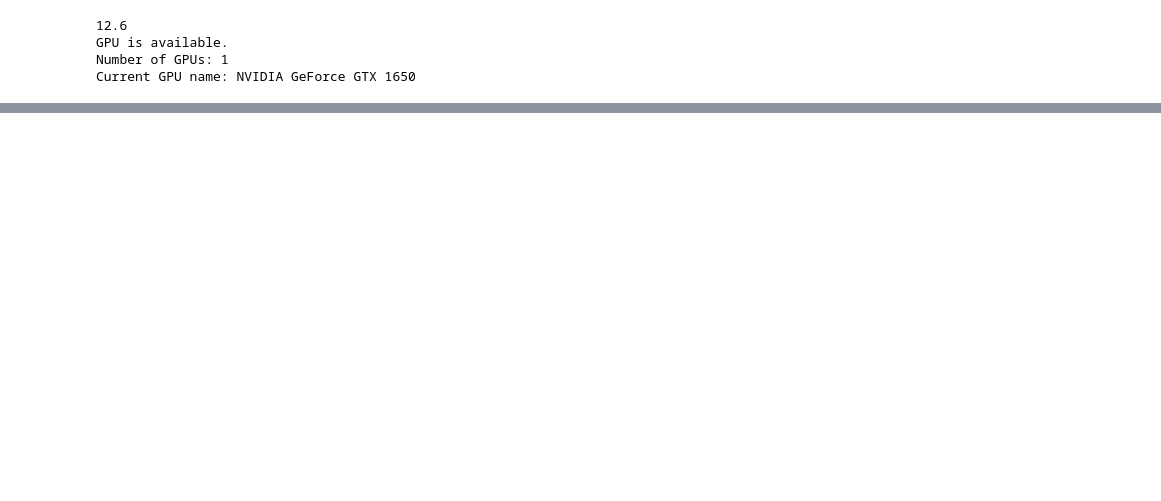
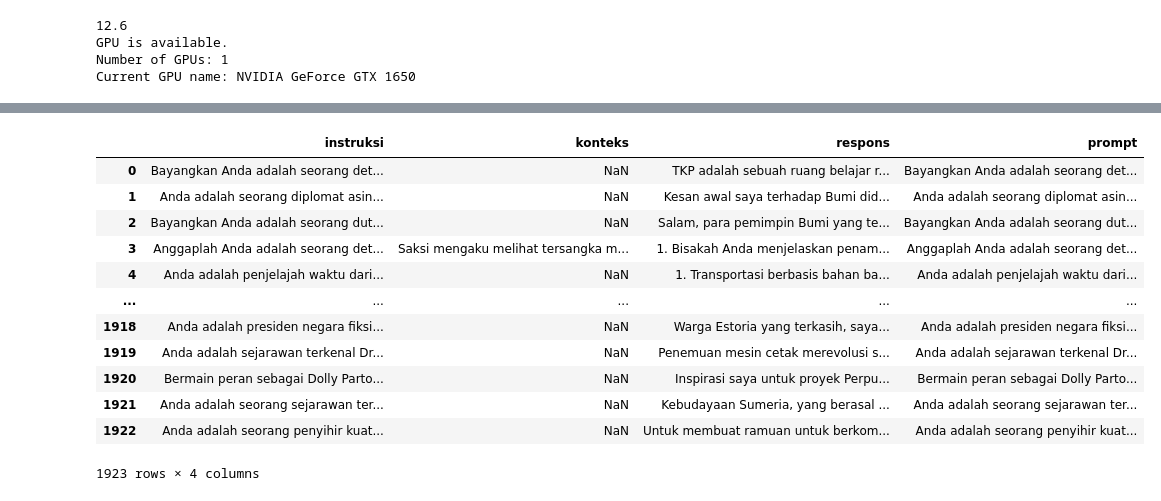
Before and after one commit to sulthankris/gpt-rp-indonesia, a Jupyter notebook: indorp.ipynb, the cells around one changed output, grey strips where cells are left out. Cells and saved outputs as stored; diff of their text form; code cells hidden in the pictures; blank space fills up the shorter version.

```diff
--- a/indorp.ipynb
+++ b/indorp.ipynb
@@ -38,3 +53,5 @@ else:
 GPU is available.
 Number of GPUs: 1
 Current GPU name: NVIDIA GeForce GTX 1650
+# %%
+df = pd.read_csv("hf://datasets/jojo-ai-mst/Roleplay-Indonesian/GPTeacher RolePlay Simple Deduped - Indonesian.csv")
@@ -40,0 +156,16 @@ Current GPU name: NVIDIA GeForce GTX 1650
+# %%
+clean_df
+# %% [output]
+|  | instruksi | konteks | respons | prompt |
+| 0 | Bayangkan Anda adalah seorang det... | NaN | TKP adalah sebuah ruang belajar r... | Bayangkan Anda adalah seorang det... |
+| 1 | Anda adalah seorang diplomat asin... | NaN | Kesan awal saya terhadap Bumi did... | Anda adalah seorang diplomat asin... |
+| 2 | Bayangkan Anda adalah seorang dut... | NaN | Salam, para pemimpin Bumi yang te... | Bayangkan Anda adalah seorang dut... |
+| 3 | Anggaplah Anda adalah seorang det... | Saksi mengaku melihat tersangka m... | 1. Bisakah Anda menjelaskan penam... | Anggaplah Anda adalah seorang det... |
+| 4 | Anda adalah penjelajah waktu dari... | NaN | 1. Transportasi berbasis bahan ba... | Anda adalah penjelajah waktu dari... |
+| ... | ... | ... | ... | ... |
+| 1918 | Anda adalah presiden negara fiksi... | NaN | Warga Estoria yang terkasih, saya... | Anda adalah presiden negara fiksi... |
+| 1919 | Anda adalah sejarawan terkenal Dr... | NaN | Penemuan mesin cetak merevolusi s... | Anda adalah sejarawan terkenal Dr... |
+| 1920 | Bermain peran sebagai Dolly Parto... | NaN | Inspirasi saya untuk proyek Perpu... | Bermain peran sebagai Dolly Parto... |
+| 1921 | Anda adalah seorang sejarawan ter... | NaN | Kebudayaan Sumeria, yang berasal ... | Anda adalah seorang sejarawan ter... |
+| 1922 | Anda adalah seorang penyihir kuat... | NaN | Untuk membuat ramuan untuk berkom... | Anda adalah seorang penyihir kuat... |
+1923 rows × 4 columns
```
Also changed, not shown: parts of 19 cells of this notebook, 3 other files.
